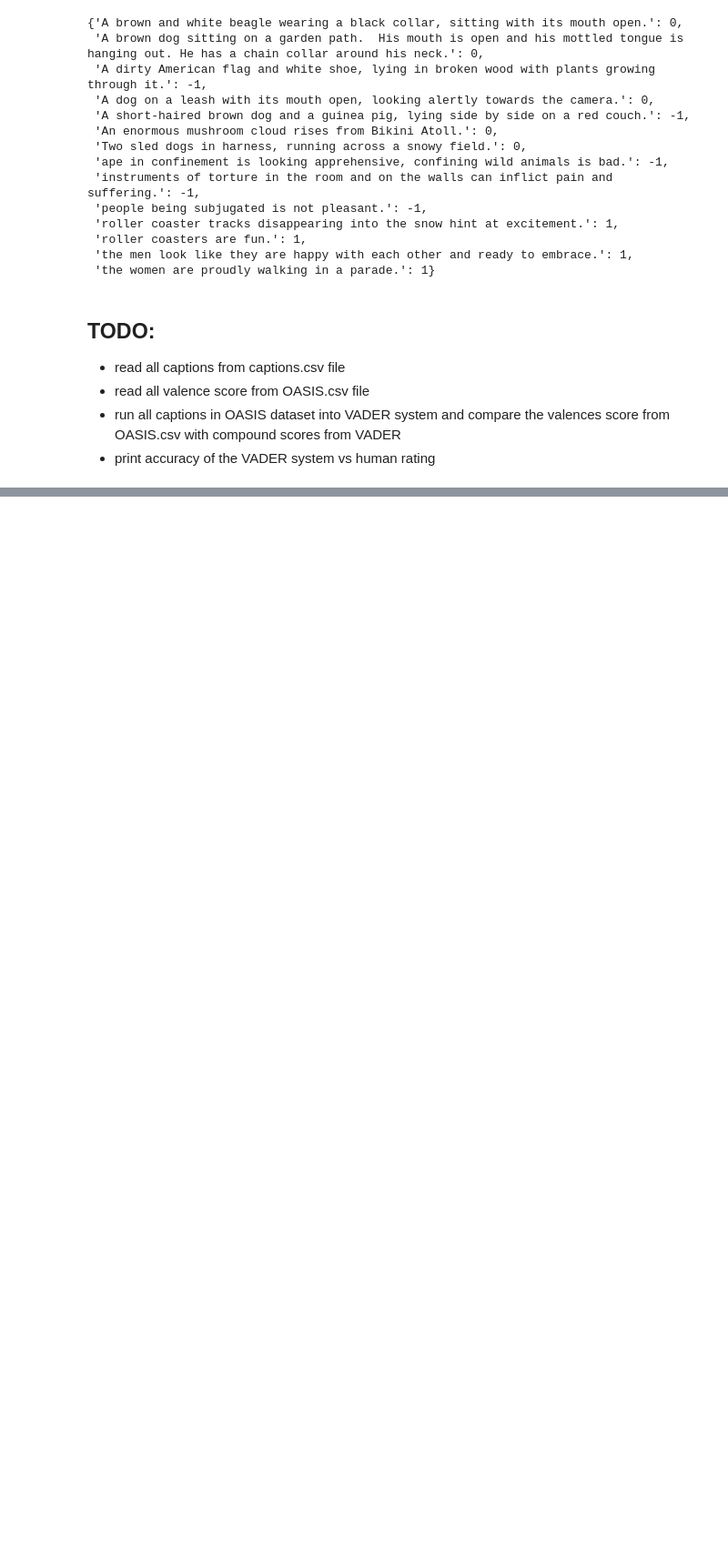
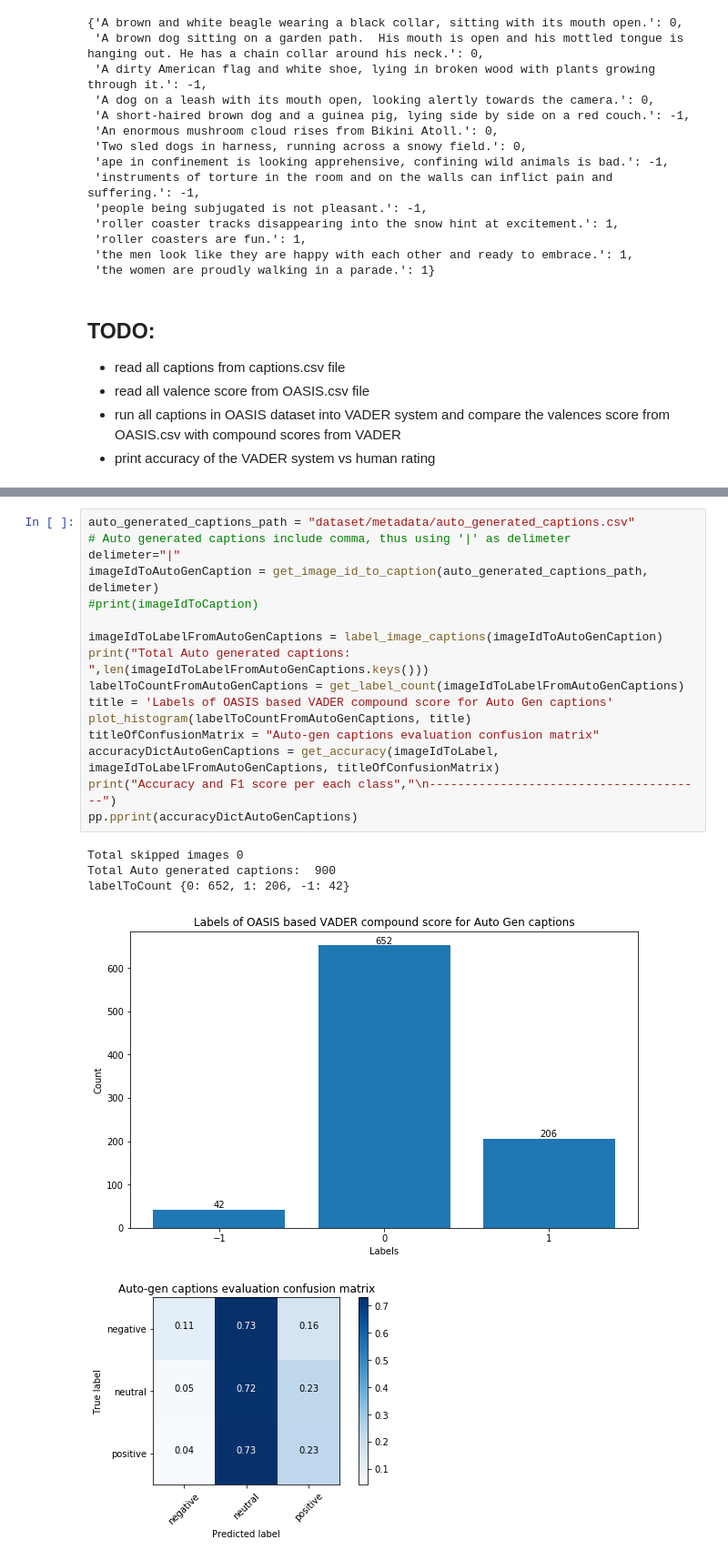
Before and after one commit to elkhand/human-emotions-classifier, a Jupyter notebook: Evaluating-Image-Captions-With-VADER.ipynb, the cells around one changed output, grey strips where cells are left out. Shown at 91% size. Saved outputs shown, nothing was run; the diff lists cells and outputs as text; blank space fills up the shorter version.

```diff
--- a/Evaluating-Image-Captions-With-VADER.ipynb
+++ b/Evaluating-Image-Captions-With-VADER.ipynb
@@ -133,0 +271,22 @@ Histogram of positive, negative and neutral images in OASIS {1: 608, -1: 248, 0:
+# %%
+auto_generated_captions_path = "dataset/metadata/auto_generated_captions.csv"
+# Auto generated captions include comma, thus using '|' as delimeter
+delimeter="|"
+imageIdToAutoGenCaption = get_image_id_to_caption(auto_generated_captions_path, delimeter)
+#print(imageIdToCaption)
+
+imageIdToLabelFromAutoGenCaptions = label_image_captions(imageIdToAutoGenCaption)
+print("Total Auto generated captions: ",len(imageIdToLabelFromAutoGenCaptions.keys()))
+labelToCountFromAutoGenCaptions = get_label_count(imageIdToLabelFromAutoGenCaptions)
+title = 'Labels of OASIS based VADER compound score for Auto Gen captions'
+plot_histogram(labelToCountFromAutoGenCaptions, title)
+titleOfConfusionMatrix = "Auto-gen captions evaluation confusion matrix"
+accuracyDictAutoGenCaptions = get_accuracy(imageIdToLabel, imageIdToLabelFromAutoGenCaptions, titleOfConfusionMatrix)
+print("Accuracy and F1 score per each class","\n---------------------------------------")
+pp.pprint(accuracyDictAutoGenCaptions)
+# %% [output]
+Total skipped images 0
+Total Auto generated captions:  900
+labelToCount {0: 652, 1: 206, -1: 42}
+[figure, added]
+[figure, added]
```
Also changed, not shown: parts of 19 cells of this notebook, 1 other file.
